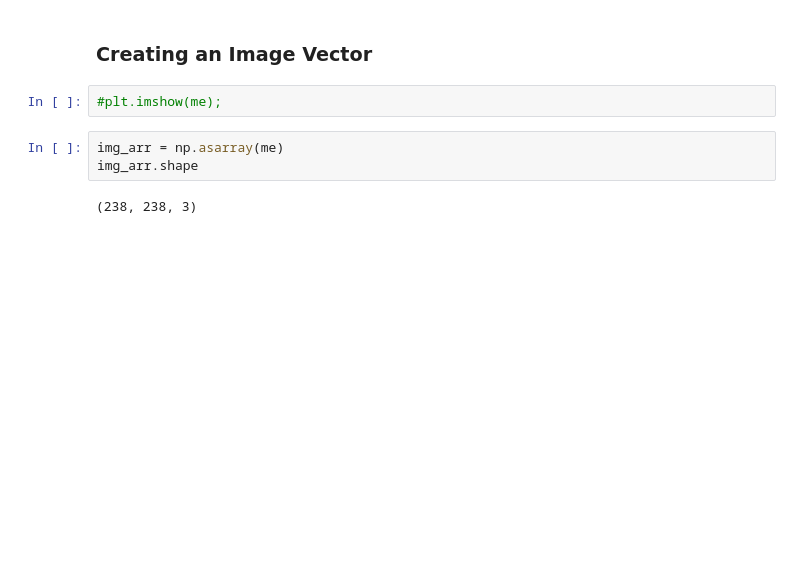
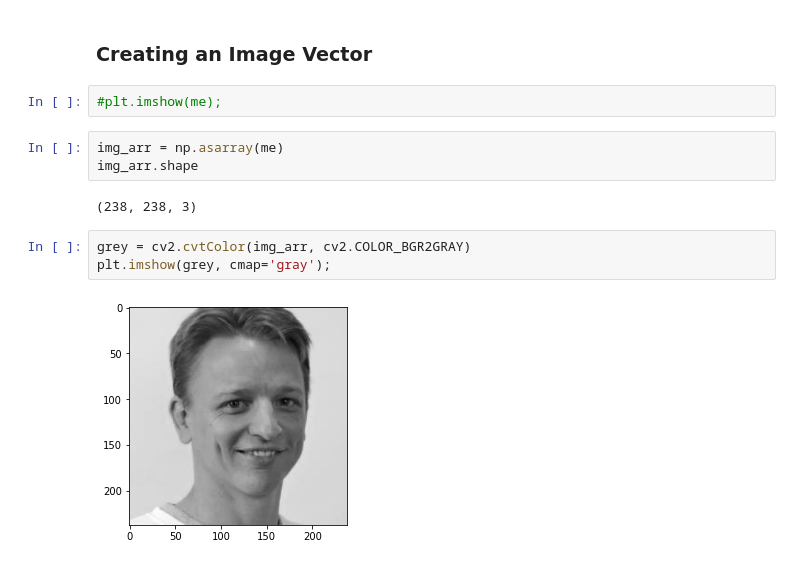
Before and after one commit to damiansp/cpu_vis, a Jupyter notebook: mastering_with_tf/s1_intro_cpuvis_and_nns/01_edge_detect_with_hashing_filtering.py.ipynb, the cells around one changed output. Saved outputs shown, nothing was run; the diff lists cells and outputs as text; blank space fills up the shorter version.

```diff
--- a/mastering_with_tf/s1_intro_cpuvis_and_nns/01_edge_detect_with_hashing_filtering.py.ipynb
+++ b/mastering_with_tf/s1_intro_cpuvis_and_nns/01_edge_detect_with_hashing_filtering.py.ipynb
@@ -34,3 +32,8 @@ img_arr = np.asarray(me)
 img_arr.shape
 # %% [output]
 (238, 238, 3)
+# %%
+grey = cv2.cvtColor(img_arr, cv2.COLOR_BGR2GRAY)
+plt.imshow(grey, cmap='gray');
+# %% [output]
+[figure, added]
```
Also changed, not shown: parts of 2 cells of this notebook.
